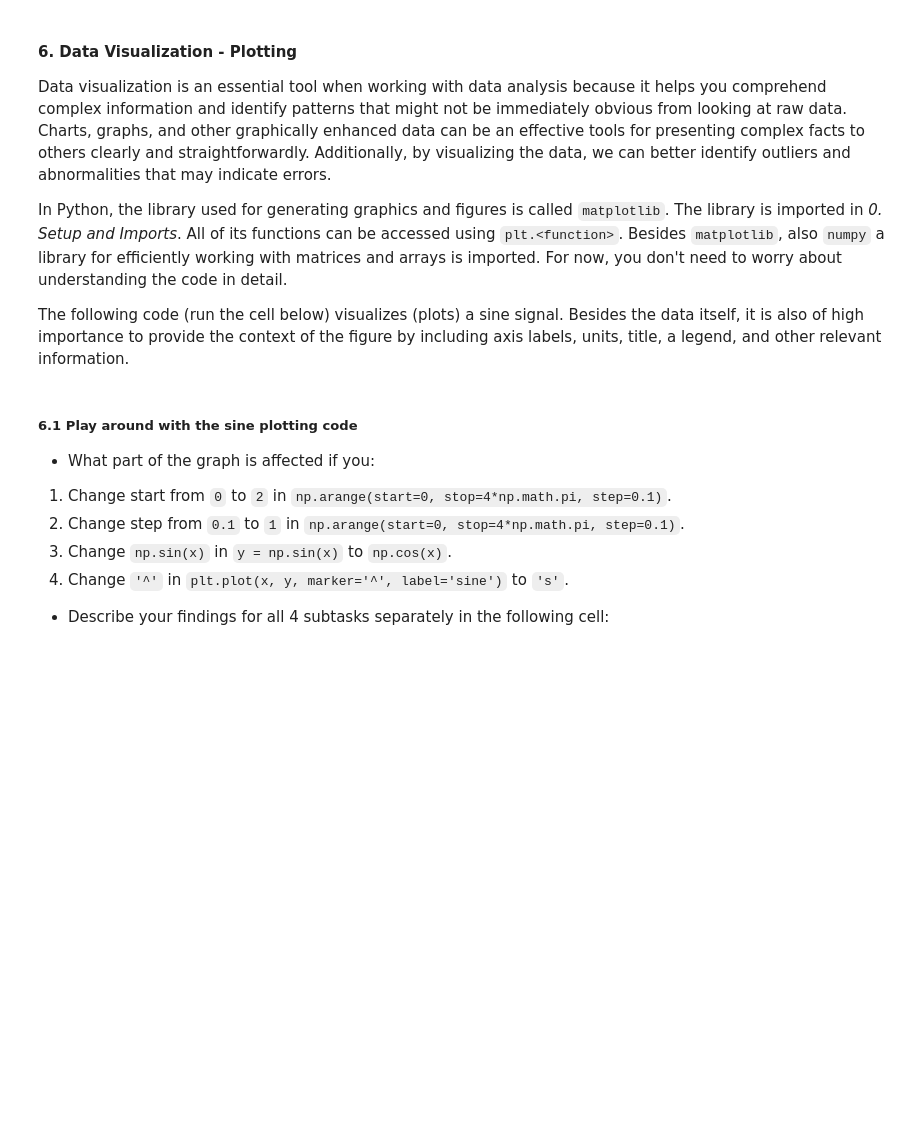
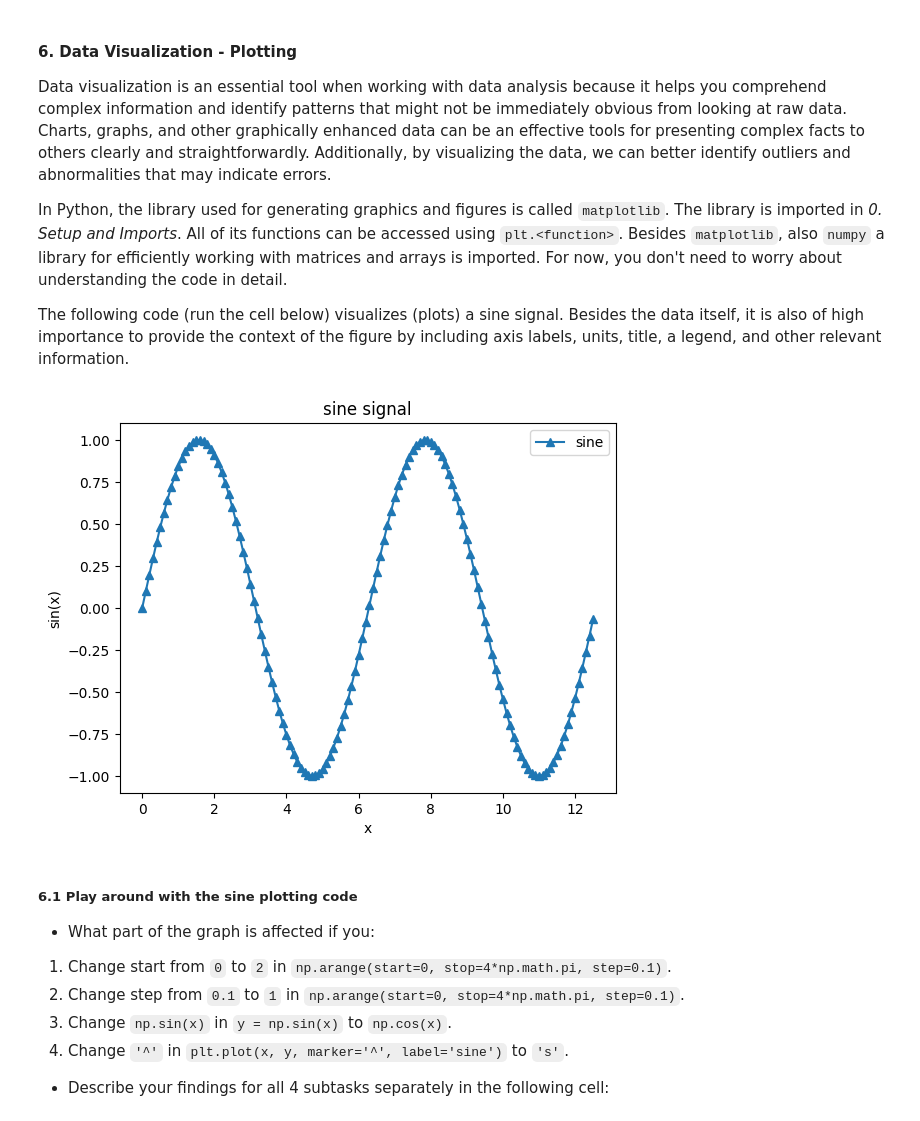
Before and after one commit to nhgpm/digikolleg-data-science-psychology-1-python-basics-I-nhgpm, a Jupyter notebook: 1_python_basics_I.ipynb, the cells around one changed output. Cells and saved outputs as stored; diff of their text form; code cells hidden in the pictures; blank space fills up the shorter version.

```diff
--- a/1_python_basics_I.ipynb
+++ b/1_python_basics_I.ipynb
@@ -314,15 +322,17 @@ In Python, the library used for generating graphics and figures is called ``matp
 
 The following code (run the cell below) visualizes (plots) a sine signal. Besides the data itself, it is also of high importance to provide the context of the figure by including axis labels, units, title, a legend, and other relevant information.
 # %%
-x = np.arange(start=0, stop=4*np.math.pi, step=0.1) # create a series of x values
+x = np.arange(start=0, stop=4*np.pi, step=0.1) # create a series of x values
 y = np.sin(x) # sine signal
 
 plt.plot(x, y, marker='^', label='sine') # plot signal and label for legend
 plt.legend() # plot legend
 plt.xlabel('x') # label the x axis
 plt.ylabel('sin(x)') # label the y axis
 plt.title('sine signal') # set the plot title
 plt.show()
+# %% [output]
+[figure, added]
 # %% [markdown]
 ##### 6.1 Play around with the sine plotting code
 * What part of the graph is affected if you:
```
Also changed, not shown: parts of 9 cells of this notebook.
